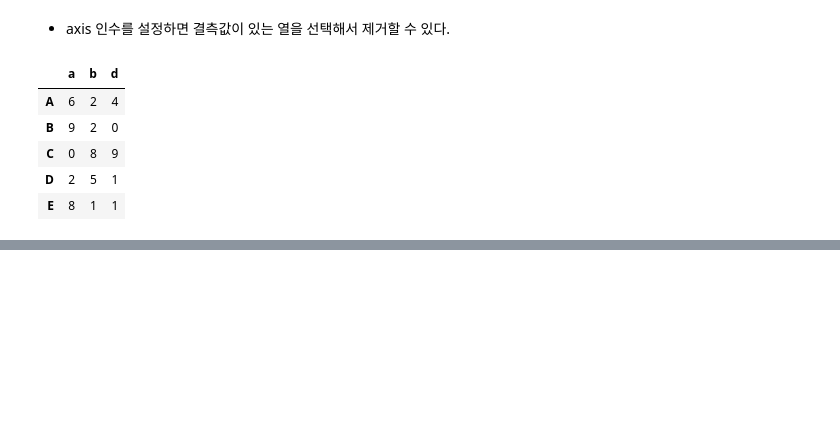
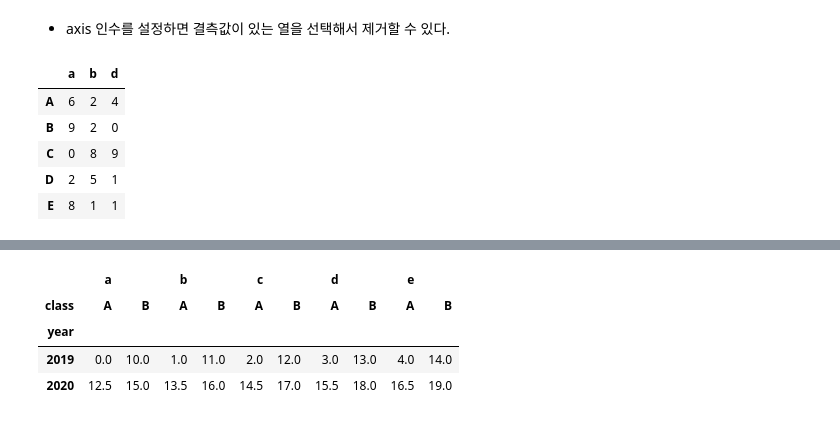
Before and after one commit to jjh9329/numpy-study, a Jupyter notebook: 02.Pandas/Pandas 실습.ipynb, the cells around one changed output, grey strips where cells are left out. Saved outputs shown, nothing was run; the diff lists cells and outputs as text; code cells hidden in the pictures; blank space fills up the shorter version.

Commit message:
pandas0506

```diff
--- a/02.Pandas/Pandas 실습.ipynb
+++ b/02.Pandas/Pandas 실습.ipynb
@@ -1325,0 +1460,12 @@ cleared_col_df
+# %%
+import numpy as np
+import pandas as pd
+
+df = pd.DataFrame(np.arange(25).reshape(5,5), index= list('ABCDE'), columns=list('abcde'))
+
+year_df = pd.DataFrame([2019,2020,2019,2020,2020],index=list('ABCDE'), columns=['year'])
+
+class_df = pd.DataFrame(list('AABBA'),index=list('ABCDE'), columns=['class'])
+
+df = pd.concat([df,year_df,class_df],axis=1)
+df
@@ -1325,0 +1484,11 @@ cleared_col_df
+# %%
+# 데이터에 대해 특정 컬럼 항목으로만 정렬하고 싶을 때
+# 그렇게 되면 해당 컬럼이 index가 되고, 중복된 컬럼의 항목은 하나로 합쳐지고, value 값들의 평균값을 가지게 된다
+pivot1 = pd.pivot_table(df, index = 'year',columns = 'class')
+pivot1
+# %% [output]
+|  | a |  | b |  | c |  | d |  | e |  |
+| class | A | B | A | B | A | B | A | B | A | B |
+| year |  |  |  |  |  |  |  |  |  |  |
+| 2019 | 0.0 | 10.0 | 1.0 | 11.0 | 2.0 | 12.0 | 3.0 | 13.0 | 4.0 | 14.0 |
+| 2020 | 12.5 | 15.0 | 13.5 | 16.0 | 14.5 | 17.0 | 15.5 | 18.0 | 16.5 | 19.0 |
```
Also changed, not shown: parts of 42 cells of this notebook, 1 other file.
